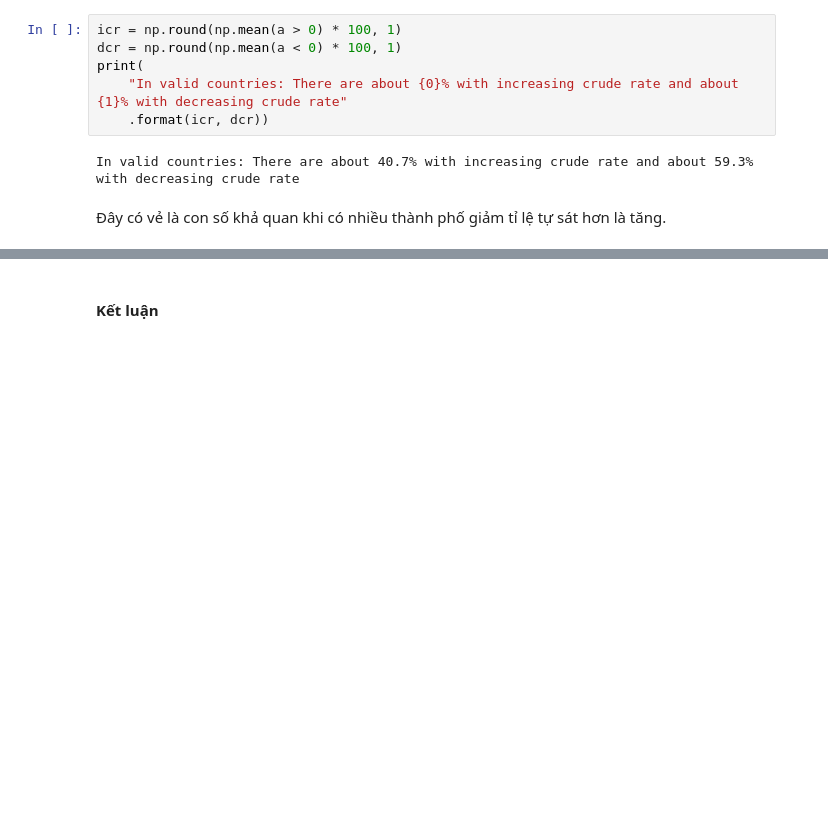
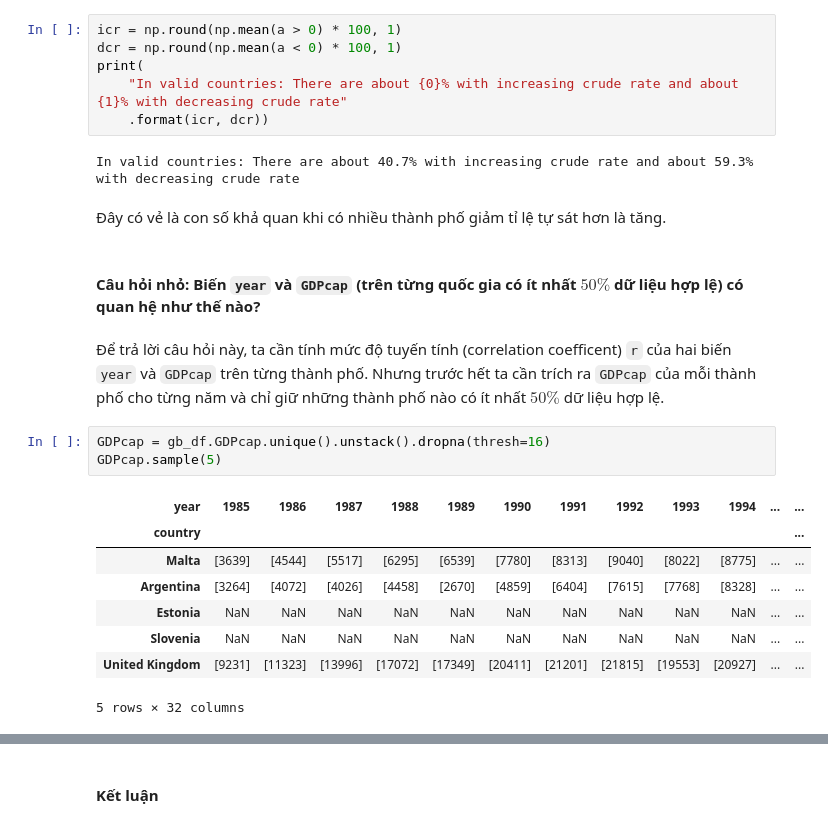
Before and after one commit to mannt-jp/LTCKHDL_DACK, a Jupyter notebook: 1712586-NguyenThanhMan.ipynb, the cells around one changed output, grey strips where cells are left out. Drawn from its saved outputs; the diff is of its cells as text; blank space fills up the shorter version.

```diff
--- a/1712586-NguyenThanhMan.ipynb
+++ b/1712586-NguyenThanhMan.ipynb
@@ -313,3 +322,19 @@ print(
 In valid countries: There are about 40.7% with increasing crude rate and about 59.3% with decreasing crude rate
 # %% [markdown]
 Đây có vẻ là con số khả quan khi có nhiều thành phố giảm tỉ lệ tự sát hơn là tăng.
+# %% [markdown]
+#### <span class="mark">Câu hỏi nhỏ</span>: Biến `year` và `GDPcap` (trên từng quốc gia có ít nhất $50\%$ dữ liệu hợp lệ) có quan hệ như thế nào?
+# %% [markdown]
+Để trả lời câu hỏi này, ta cần tính mức độ tuyến tính (correlation coefficent) `r` của hai biến `year` và `GDPcap` trên từng thành phố. Nhưng trước hết ta cần trích ra `GDPcap` của mỗi thành phố cho từng năm và chỉ giữ những thành phố nào có ít nhất $50\%$ dữ liệu hợp lệ.
+# %%
+GDPcap = gb_df.GDPcap.unique().unstack().dropna(thresh=16)
+GDPcap.sample(5)
+# %% [output]
+| year | 1985 | 1986 | 1987 | 1988 | 1989 | 1990 | 1991 | 1992 | 1993 | 1994 | ... | ... |
+| country |  |  |  |  |  |  |  |  |  |  |  | ... |
+| Malta | [3639] | [4544] | [5517] | [6295] | [6539] | [7780] | [8313] | [9040] | [8022] | [8775] | ... | ... |
+| Argentina | [3264] | [4072] | [4026] | [4458] | [2670] | [4859] | [6404] | [7615] | [7768] | [8328] | ... | ... |
+| Estonia | NaN | NaN | NaN | NaN | NaN | NaN | NaN | NaN | NaN | NaN | ... | ... |
+| Slovenia | NaN | NaN | NaN | NaN | NaN | NaN | NaN | NaN | NaN | NaN | ... | ... |
+| United Kingdom | [9231] | [11323] | [13996] | [17072] | [17349] | [20411] | [21201] | [21815] | [19553] | [20927] | ... | ... |
+5 rows × 32 columns
```
Also changed, not shown: parts of 28 cells of this notebook.
